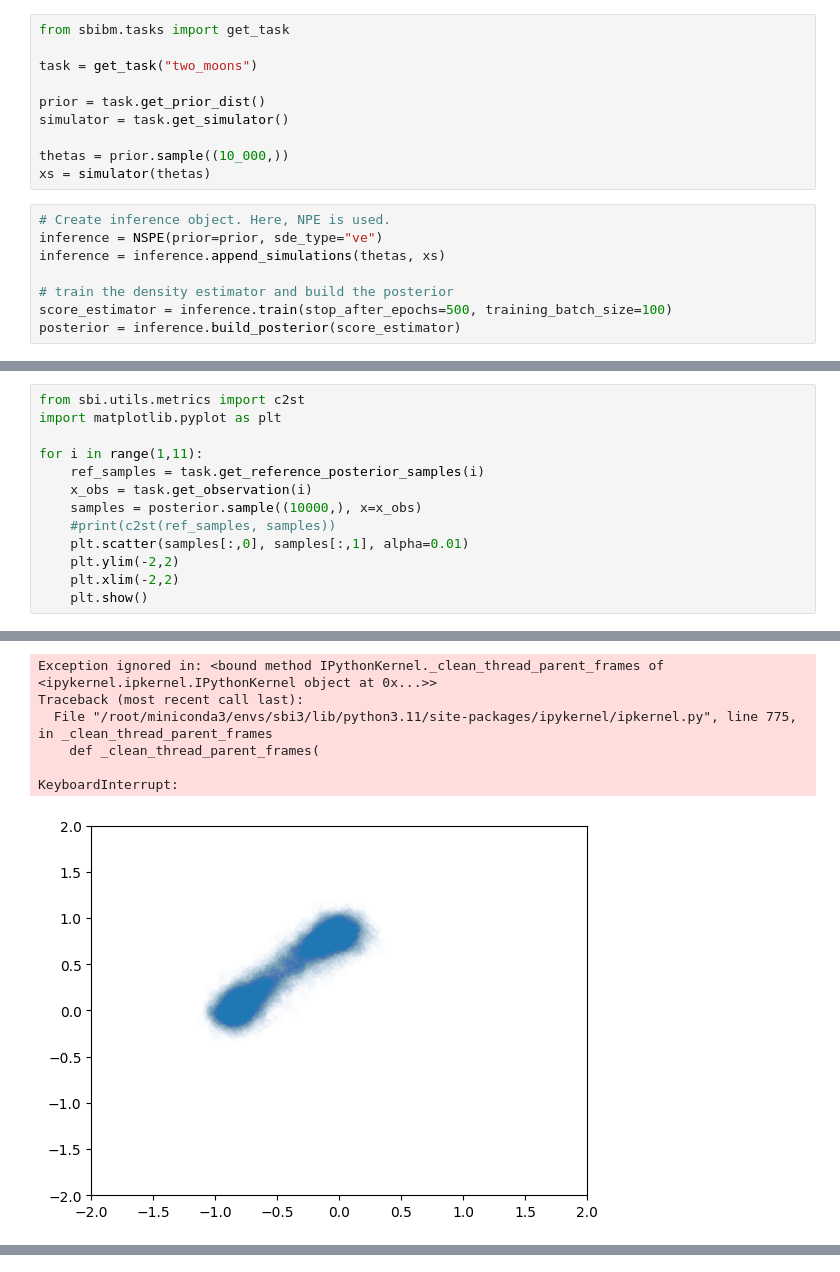
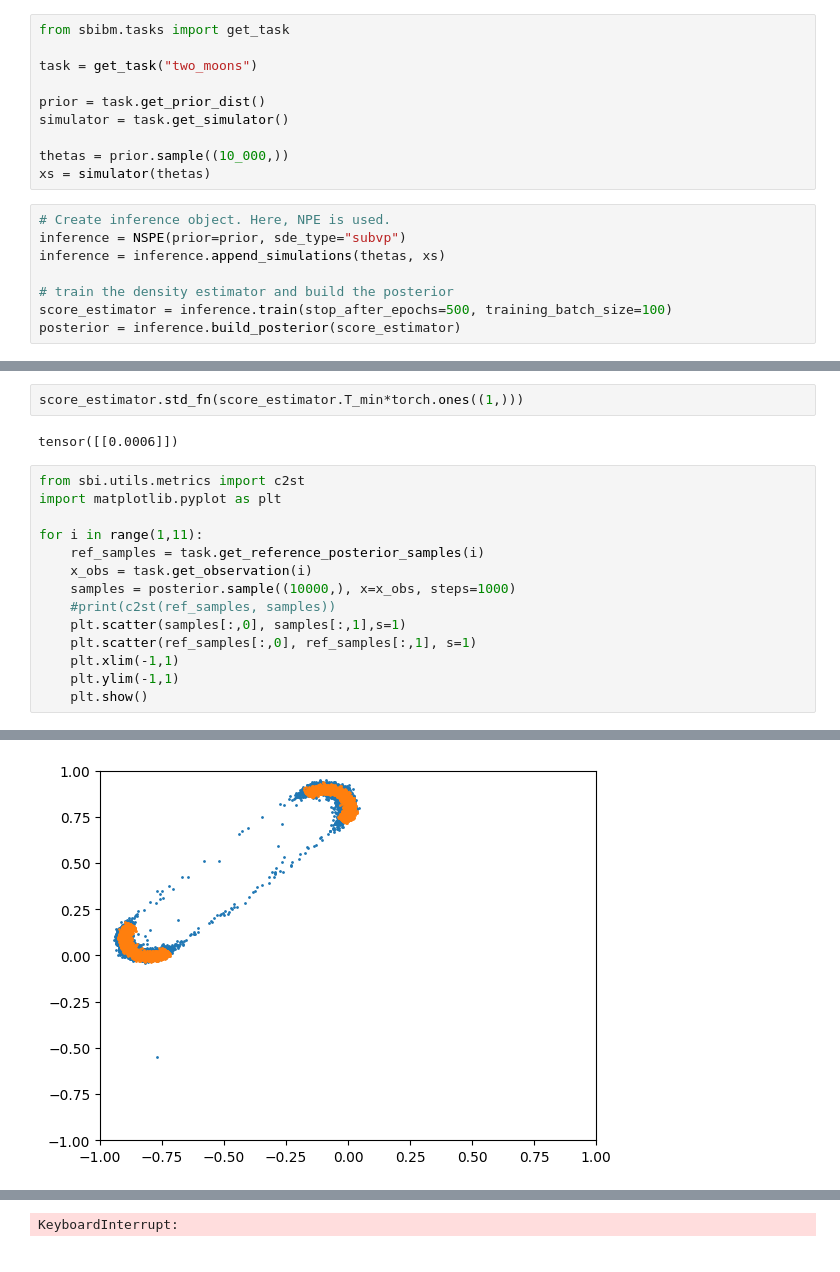
Before and after one commit to ms6730/sbi_code, a Jupyter notebook: tutorials/20_nspe.ipynb, the cells around one changed output, grey strips where cells are left out. Saved outputs shown, nothing was run; the diff lists cells and outputs as text.

Commit message:
Testing the different samplers

```diff
--- a/tutorials/20_nspe.ipynb
+++ b/tutorials/20_nspe.ipynb
@@ -88,7 +84,7 @@ thetas = prior.sample((10_000,))
 xs = simulator(thetas)
 # %%
 # Create inference object. Here, NPE is used.
-inference = NSPE(prior=prior, sde_type="ve")
+inference = NSPE(prior=prior, sde_type="subvp")
 inference = inference.append_simulations(thetas, xs)
 
 # train the density estimator and build the posterior
@@ -109,3 +188,7 @@ KeyError: "'training_loss' is not a valid tag of the tensorboard SummaryWriter.
+# %%
+score_estimator.std_fn(score_estimator.T_min*torch.ones((1,)))
+# %% [output]
+tensor([[0.0006]])
 # %%
 from sbi.utils.metrics import c2st
 import matplotlib.pyplot as plt
@@ -113,10 +196,11 @@ import matplotlib.pyplot as plt
 for i in range(1,11):
     ref_samples = task.get_reference_posterior_samples(i)
     x_obs = task.get_observation(i)
-    samples = posterior.sample((10000,), x=x_obs)
+    samples = posterior.sample((10000,), x=x_obs, steps=1000)
     #print(c2st(ref_samples, samples))
-    plt.scatter(samples[:,0], samples[:,1], alpha=0.01)
-    plt.ylim(-2,2)
-    plt.xlim(-2,2)
+    plt.scatter(samples[:,0], samples[:,1],s=1)
+    plt.scatter(ref_samples[:,0], ref_samples[:,1], s=1)
+    plt.xlim(-1,1)
+    plt.ylim(-1,1)
     plt.show()
 # %% [output]
@@ -126,7 +210 @@ for i in range(1,11):
-Exception ignored in: <bound method IPythonKernel._clean_thread_parent_frames of <ipykernel.ipkernel.IPythonKernel object at 0x...>>
-Traceback (most recent call last):
-  File "/root/miniconda3/envs/sbi3/lib/python3.11/site-packages/ipykernel/ipkernel.py", line 775, in _clean_thread_parent_frames
-    def _clean_thread_parent_frames(
-
-KeyboardInterrupt:
-[figure, old version]
+[figure, new version]
@@ -138,0 +215 @@ KeyboardInterrupt:
+KeyboardInterrupt:
```
Also changed, not shown: parts of 14 cells of this notebook, 7 other files.
